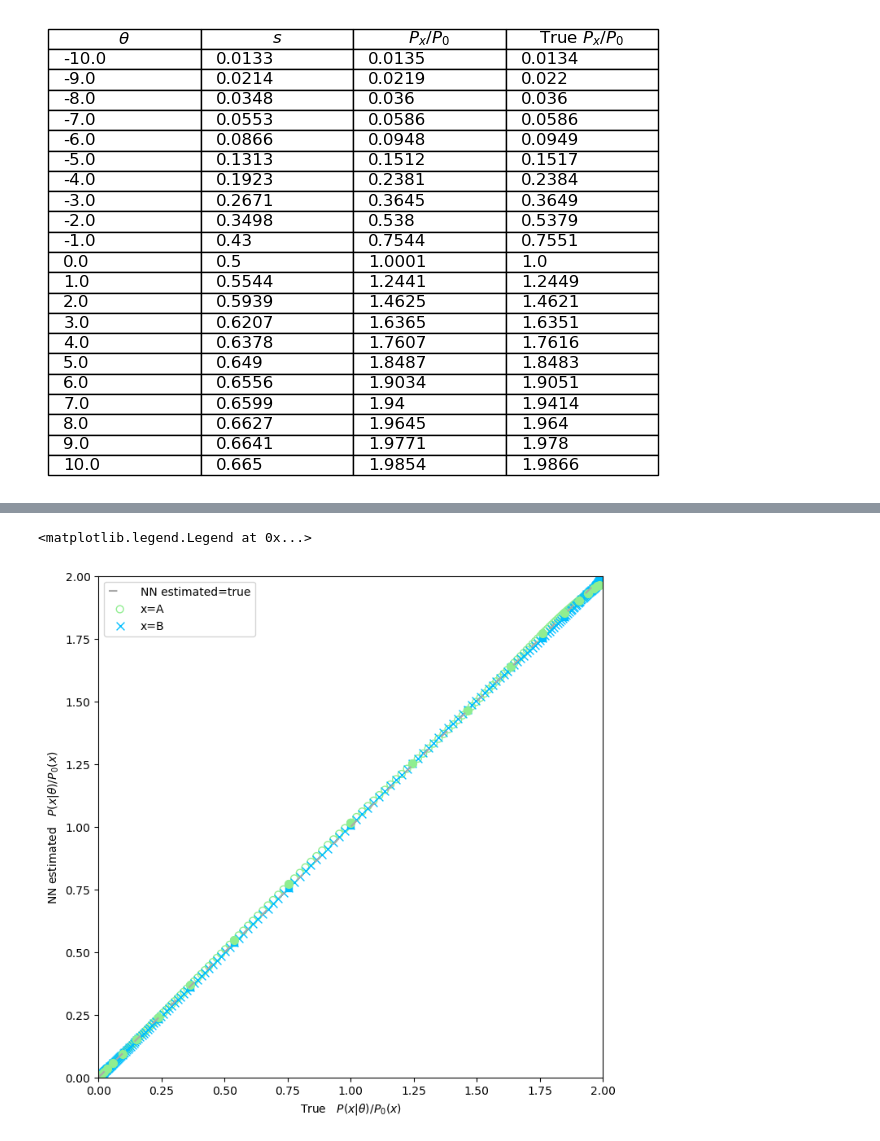
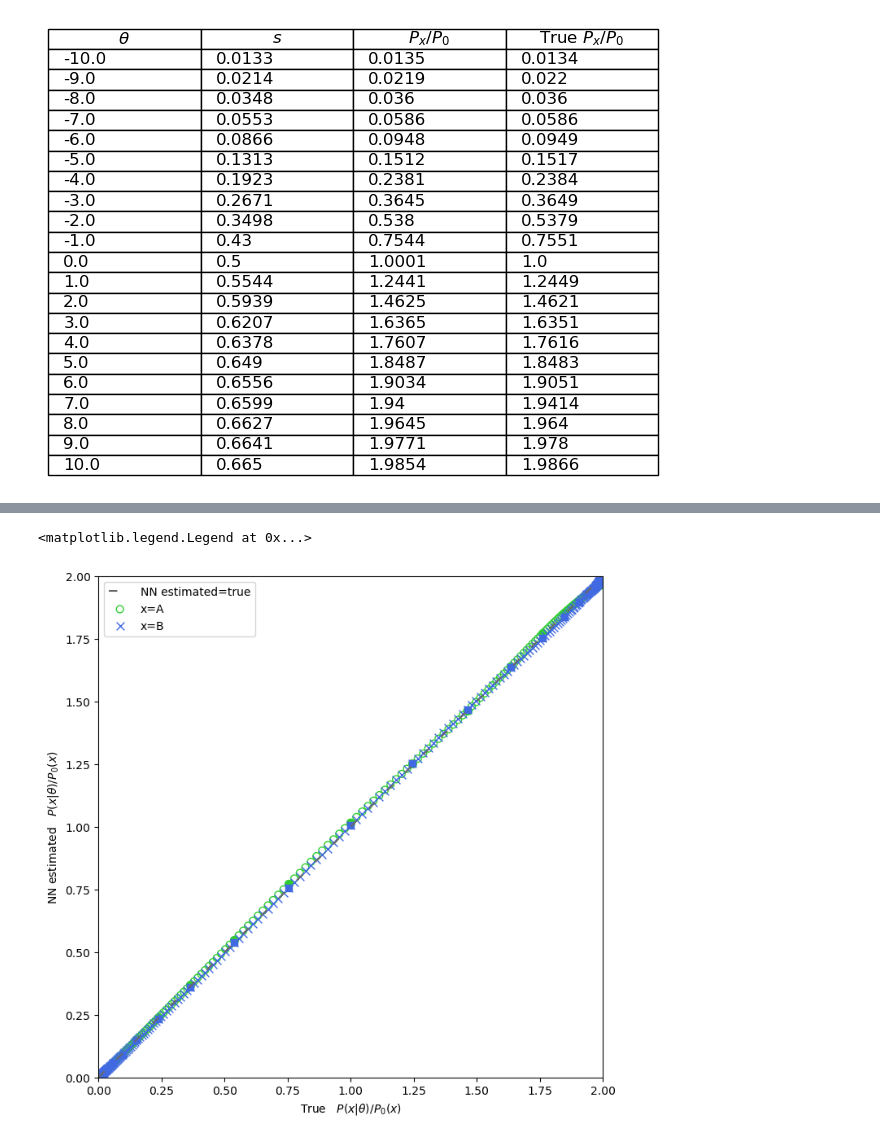
Before and after one commit to taehyounpark/higgs-offshell-interpretation, a Jupyter notebook: classifier-nn-toy.ipynb, the cells around one changed output, grey strips where cells are left out. Saved outputs shown, nothing was run; the diff lists cells and outputs as text; code cells hidden in the pictures.

Commit message:
Updated names, added new training for single input classifier (nonprm)

```diff
--- a/classifier-nn-toy.ipynb
+++ b/classifier-nn-toy.ipynb
@@ -300,5 +266,5 @@ class ToyClassifier(tf.keras.Model):
 models = []
 
 for i in range(len(theta_values)):
-    model = tf.keras.models.load_model(f'ckpt/{GEN_NON_PRM}/checkpoint.model_{i+1}.keras', custom_objects={'ToyClassifier': ToyClassifier, 'swish_activation': swish_activation})
+    model = tf.keras.models.load_model(f'outputs-toy/ckpt/{GEN_NON_PRM}/checkpoint.model_{i+1}.keras', custom_objects={'ToyClassifier': ToyClassifier, 'swish_activation': swish_activation})
     models.append(model)
@@ -387,5 +340,5 @@ plt.legend()
 # %%
-model_prm = tf.keras.models.load_model(f'ckpt/{GEN_PRM}/checkpoint.model_prm.keras', custom_objects={'ToyClassifierPrm': ToyClassifierPrm, 'swish_activation': swish_activation})
+model_prm = tf.keras.models.load_model(f'outputs-toy/ckpt/{GEN_PRM}/checkpoint.model_prm.keras', custom_objects={'ToyClassifierPrm': ToyClassifierPrm, 'swish_activation': swish_activation})
 # %%
 theta_values = np.linspace(-10,10,221)
 
@@ -397,10 +350,10 @@ for theta in theta_values:
 
 best_pred_prm = np.array(best_pred_prm).squeeze(2)
 # %%
-t_1_1 = theta_values
-t_2_1 = best_pred_prm.T[0]
-t_3_1 = (best_pred_prm/(1-best_pred_prm)).T[0]
-t_4_1 = (0.5-weights(theta_values))/0.5
+t_1_1_prm = theta_values
+t_2_1_prm = best_pred_prm.T[0]
+t_3_1_prm = (best_pred_prm/(1-best_pred_prm)).T[0]
+t_4_1_prm = (0.5-weights(theta_values))/0.5
 
 
 #fig,ax = plt.subplots()
@@ -416,10 +369,10 @@ t_4_1 = (0.5-weights(theta_values))/0.5
 
 #plt.show()
 # %%
-t_1_2 = theta_values
-t_2_2 = best_pred_prm.T[1]
-t_3_2 = (best_pred_prm/(1-best_pred_prm)).T[1]
-t_4_2 = (0.5+weights(theta_values))/0.5
+t_1_2_prm = theta_values
+t_2_2_prm = best_pred_prm.T[1]
+t_3_2_prm = (best_pred_prm/(1-best_pred_prm)).T[1]
+t_4_2_prm = (0.5+weights(theta_values))/0.5
 
 
 #fig,ax = plt.subplots()
@@ -454,23 +405,24 @@ true_B_ratio = (0.5+weights(theta_values))/0.5
 # %%
 plt.figure(figsize=(8,8))
 
-min_val = np.min(np.array([t_3_1,t_3_2,t_4_1,t_4_2]))
-max_val = np.max(np.array([t_3_1,t_3_2,t_4_1,t_4_2]))
+min_val = np.min(np.array([t_3_1_prm,t_3_2_prm,t_4_1_prm,t_4_2_prm]))
+max_val = np.max(np.array([t_3_1_prm,t_3_2_prm,t_4_1_prm,t_4_2_prm]))
 
 lnspc = np.linspace(0.0, 2.0, 100)
 
 plt.plot(lnspc, lnspc, color='dimgray', linestyle=(0,(5,10)), label='NN estimated=true')
-plt.scatter(t_4_1, t_3_1, s=40, color='lightgreen', facecolors='none', linewidth=1, label='x=A')
-plt.scatter(t_4_2, t_3_2, s=50, marker='x', color='deepskyblue', linewidth=1, label='x=B')
-plt.scatter(true_B_ratio, trained_B_ratio, s=40, marker='s', color='deepskyblue', linewidth=1)
-plt.scatter(true_A_ratio, trained_A_ratio, s=50, color='lightgreen', linewidth=1)
+plt.scatter(t_4_1_prm, t_3_1_prm, s=40, color='limegreen', facecolors='none', linewidth=1, label='x=A')
+plt.scatter(true_A_ratio, trained_A_ratio, s=50, color='limegreen', linewidth=1)
+plt.scatter(t_4_2_prm, t_3_2_prm, s=50, marker='x', color='royalblue', linewidth=1, label='x=B')
+plt.scatter(true_B_ratio, trained_B_ratio, s=40, marker='s', color='royalblue', linewidth=1)
+
 
 
 plt.ylabel(u'NN estimated   $P(x|\\theta)/P_0(x)$')
 plt.xlabel('True   $P(x|\\theta)/P_0(x)$')
 plt.xlim(0.0,2.0)
 plt.ylim(0.0,2.0)
 plt.legend()
 # %% [output]
 <matplotlib.legend.Legend at 0x...>
-[figure, old version]
+[figure, new version]
```
Also changed, not shown: parts of 9 cells of this notebook, 14 other files.
